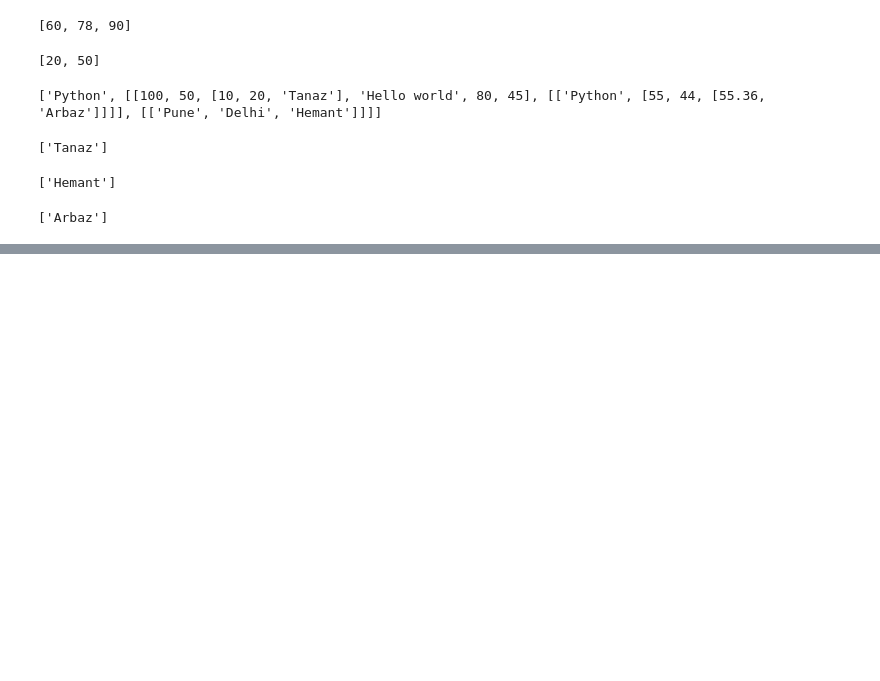
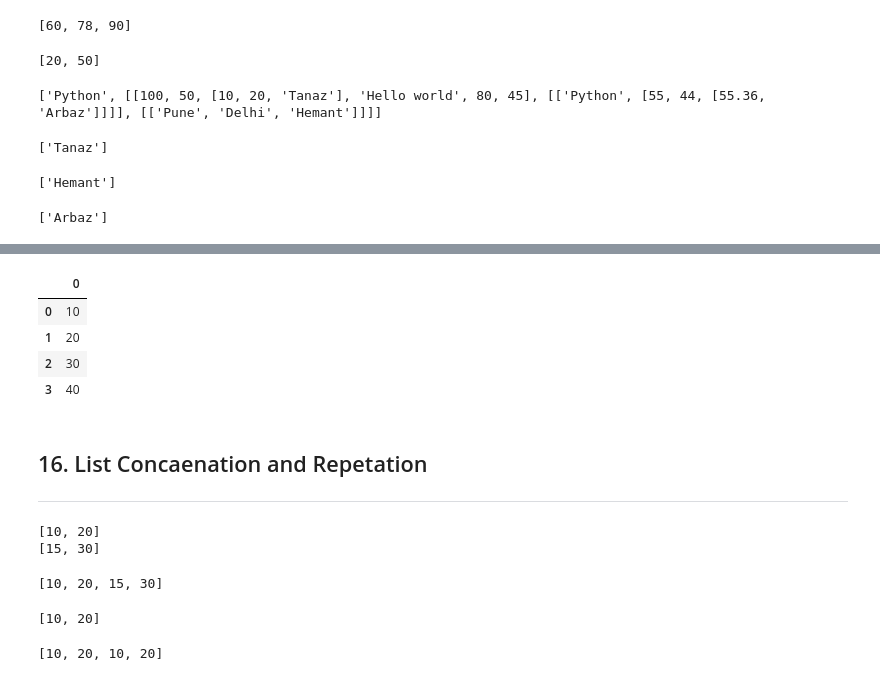
Before and after one commit to sharmaRoushan-Official/Python2044, a Jupyter notebook: 3.Lists.ipynb, the cells around one changed output, grey strips where cells are left out. Saved outputs shown, nothing was run; the diff lists cells and outputs as text; code cells hidden in the pictures; blank space fills up the shorter version.

```diff
--- a/3.Lists.ipynb
+++ b/3.Lists.ipynb
@@ -178,0 +551,33 @@ x1[1][1][0][1][2][1:2]
+# %%
+df1 = pd.DataFrame(x)
+df1
+# %% [output]
+|  | 0 |
+| 0 | 10 |
+| 1 | 20 |
+| 2 | 30 |
+| 3 | 40 |
+# %% [markdown]
+## 16. List Concaenation and Repetation
+
+----
+# %%
+a = [10,20]
+b = [15,30]
+print(a)
+print(b)
+# %% [output]
+[10, 20]
+[15, 30]
+# %%
+print(a+b) # concatenation
+# %% [output]
+[10, 20, 15, 30]
+# %%
+a
+# %% [output]
+[10, 20]
+# %%
+a*2  # repetation
+# %% [output]
+[10, 20, 10, 20]
```
Also changed, not shown: parts of 83 cells of this notebook.
